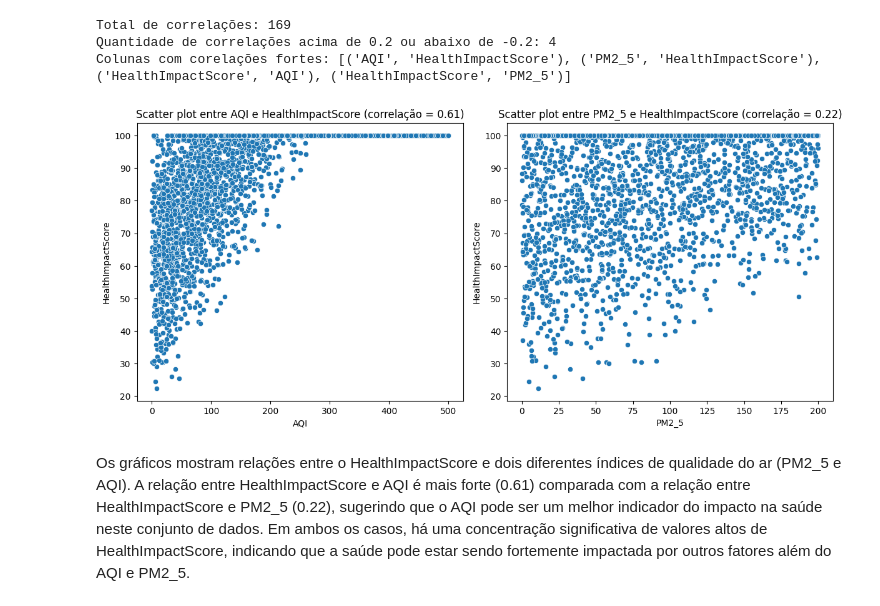
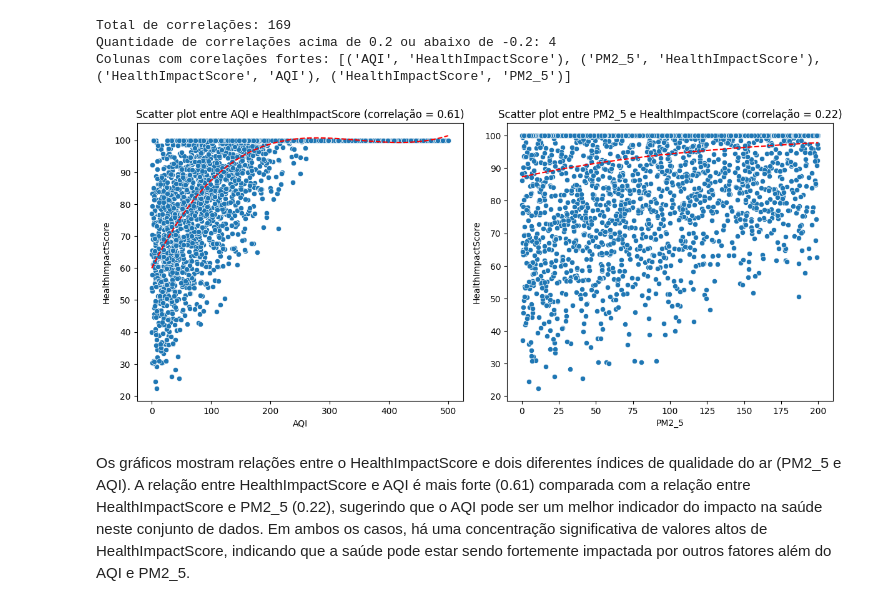
Before and after one commit to Mariana-Marinho/Health-Data-Project, a Jupyter notebook: Projeto_HealthData.ipynb, the cells around one changed output. Saved outputs shown, nothing was run; the diff lists cells and outputs as text; code cells hidden in the pictures.

```diff
--- a/Projeto_HealthData.ipynb
+++ b/Projeto_HealthData.ipynb
@@ -153,20 +145,26 @@ Colunas com corelações fortes: [('AQI', 'HealthImpactScore'), ('PM2_5', 'Healt
 # %%
 # Plota gráficos scatter para os pares de colunas com correlação forte ('AQI', 'HealthImpactScore') e ('PM2_5', 'HealthImpactScore')
 fig = plt.figure(figsize=(12, 10))
 c = 1
 pares_correlacionados=pares_correlacionados[:2]
 for col1, col2 in pares_correlacionados:
     axis = fig.add_subplot(2, 2, c)
     sns.scatterplot(x=df[col1], y=df[col2])
     axis.set_title(f'Scatter plot entre {col1} e {col2} (correlação = {corr.loc[col1, col2]:.2f})')
     axis.set_xlabel(col1)
     axis.set_ylabel(col2)
     c += 1
 
+    # criar funcao polinomial de grau 2 para mostrar a relacao
+    z = np.polyfit(df[col1], df[col2], 3)  # ajuste polinomial de grau 2
+    p = np.poly1d(z)  # função polinomial
+    x_range = np.linspace(df[col1].min(), df[col1].max(), 100)  # cria uma gama de valores para x
+    plt.plot(x_range, p(x_range), "r--")  # plota a curva polinomial
+
 plt.tight_layout()
 plt.show()
 # %% [output]
-[figure, old version]
+[figure, new version]
 # %% [markdown]
 Os gráficos mostram relações entre o HealthImpactScore e dois diferentes índices de qualidade do ar (PM2_5 e AQI). A relação entre HealthImpactScore e AQI é mais forte (0.61) comparada com a relação entre HealthImpactScore e PM2_5 (0.22), sugerindo que o AQI pode ser um melhor indicador do impacto na saúde neste conjunto de dados. Em ambos os casos, há uma concentração significativa de valores altos de HealthImpactScore, indicando que a saúde pode estar sendo fortemente impactada por outros fatores além do AQI e PM2_5.
 # %% [markdown]
```
Also changed, not shown: parts of 30 cells of this notebook, 2 other files.
